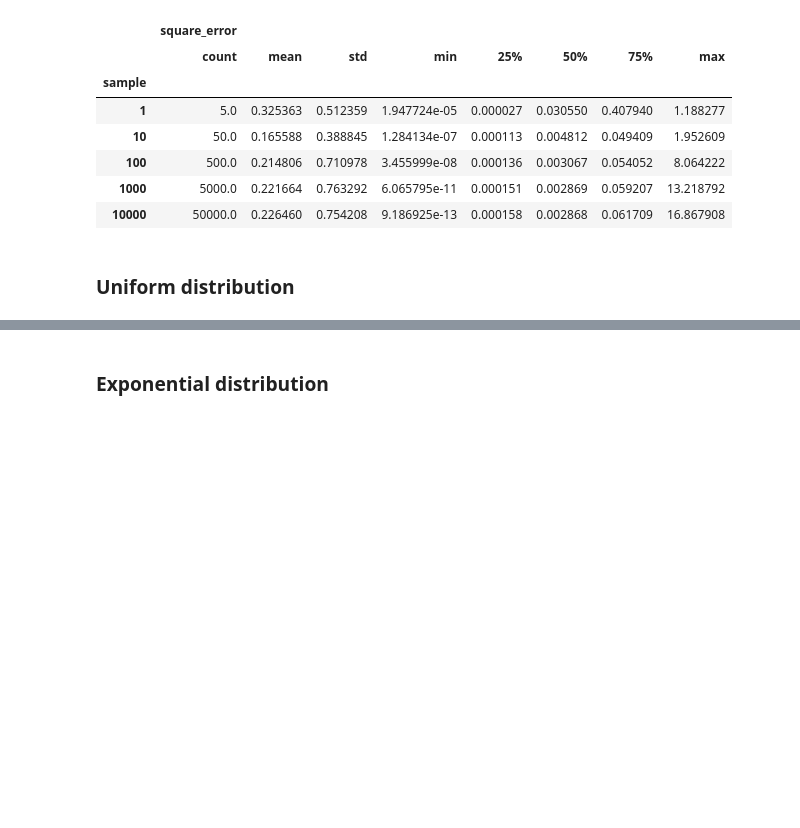
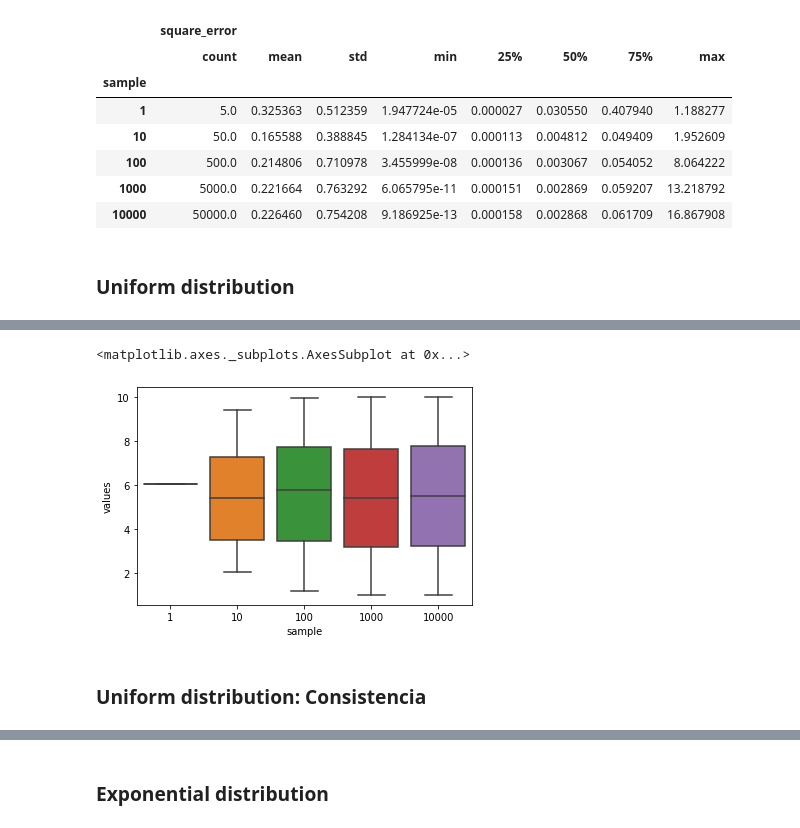
Before and after one commit to SebastianCerquera/datascience, a Jupyter notebook: stats/frequential_parameter_estimation.ipynb, the cells around one changed output, grey strips where cells are left out. Saved outputs shown, nothing was run; the diff lists cells and outputs as text; code cells hidden in the pictures; blank space fills up the shorter version.

```diff
--- a/stats/frequential_parameter_estimation.ipynb
+++ b/stats/frequential_parameter_estimation.ipynb
@@ -201,0 +221,15 @@ def gen_uniform_sample(N, lower=LOW, upper=MAX):
+# %%
+MSG = """
+Hacer un box plot con la distribución de probabilidad de la muestra con estos tamanos:
+1, 10, 100, 1000, 10000, 100000.
+
+El estimador no presenta ningún sesgo en ocasiones su valor es inferior y en otras superior al paramtero
+"""
+
+df = compute_samples_table(gen_uniform_sample, estimate_mean)
+sns.boxplot(data=df, y="values", x="sample", showfliers=True)
+# %% [output]
+<matplotlib.axes._subplots.AxesSubplot at 0x...>
+[figure, added]
+# %% [markdown]
+### Uniform distribution: Consistencia
```
Also changed, not shown: parts of 24 cells of this notebook, 1 other file.
